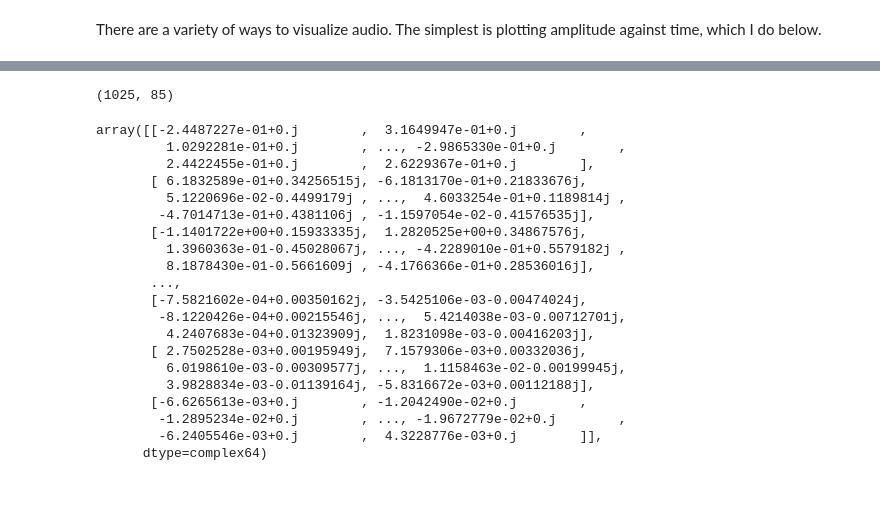
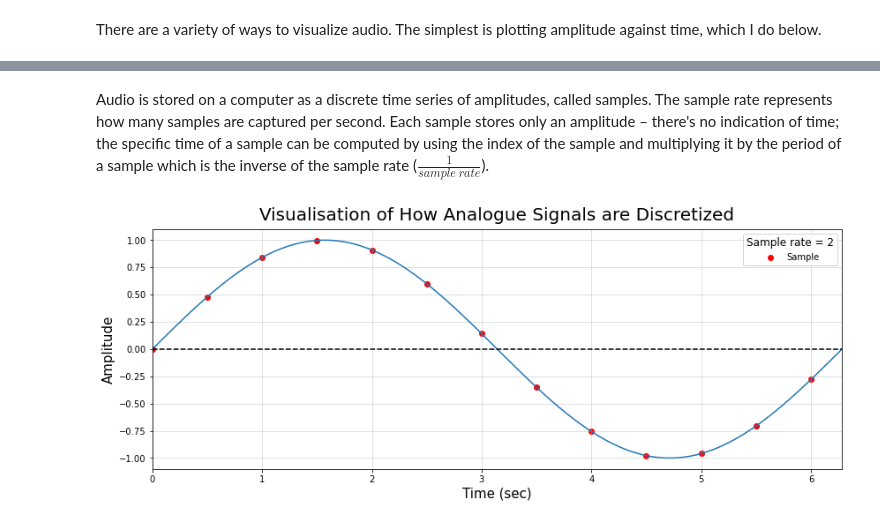
Before and after one commit to AlePouroullis/LoopQPrize, a Jupyter notebook: Challenge A/Challenge A.ipynb, the cells around one changed output, grey strips where cells are left out. Saved outputs shown, nothing was run; the diff lists cells and outputs as text; code cells hidden in the pictures; blank space fills up the shorter version.

```diff
--- a/Challenge A/Challenge A.ipynb
+++ b/Challenge A/Challenge A.ipynb
@@ -262,4 +280,0 @@ plt.colorbar();
-# %%
-Xdb.shape
-# %% [output]
-(1025, 85)
@@ -270,23 +280,0 @@ from keras import layers
-# %%
-tX
-# %% [output]
-array([[-2.4487227e-01+0.j        ,  3.1649947e-01+0.j        ,
-         1.0292281e-01+0.j        , ..., -2.9865330e-01+0.j        ,
-         2.4422455e-01+0.j        ,  2.6229367e-01+0.j        ],
-       [ 6.1832589e-01+0.34256515j, -6.1813170e-01+0.21833676j,
-         5.1220696e-02-0.4499179j , ...,  4.6033254e-01+0.1189814j ,
-        -4.7014713e-01+0.4381106j , -1.1597054e-02-0.41576535j],
-       [-1.1401722e+00+0.15933335j,  1.2820525e+00+0.34867576j,
-         1.3960363e-01-0.45028067j, ..., -4.2289010e-01+0.5579182j ,
-         8.1878430e-01-0.5661609j , -4.1766366e-01+0.28536016j],
-       ...,
-       [-7.5821602e-04+0.00350162j, -3.5425106e-03-0.00474024j,
-        -8.1220426e-04+0.00215546j, ...,  5.4214038e-03-0.00712701j,
-         4.2407683e-04+0.01323909j,  1.8231098e-03-0.00416203j],
-       [ 2.7502528e-03+0.00195949j,  7.1579306e-03+0.00332036j,
-         6.0198610e-03-0.00309577j, ...,  1.1158463e-02-0.00199945j,
-         3.9828834e-03-0.01139164j, -5.8316672e-03+0.00112188j],
-       [-6.6265613e-03+0.j        , -1.2042490e-02+0.j        ,
-        -1.2895234e-02+0.j        , ..., -1.9672779e-02+0.j        ,
-        -6.2405546e-03+0.j        ,  4.3228776e-03+0.j        ]],
-      dtype=complex64)
@@ -294,0 +281,44 @@ t
+# %% [markdown]
+Audio is stored on a computer as a discrete time series of amplitudes, called samples. The sample rate represents how many samples are captured per second. Each sample stores only an amplitude – there's no indication of time; the specific time of a sample can be computed by using the index of the sample and multiplying it by the period of a sample which is the inverse of the sample rate (<font size=3>$\frac{1}{sample\ rate}$</font>).
+# %%
+# Plotting a sine wave with samples superimposed on it.
+def plot_sin_wave(A=1, freq=1, phase=0, num_cycles=1):
+    STEP_SIZE = 0.05
+    start = 0 + phase
+    period = (2*np.pi)/freq
+    stop = num_cycles*period
+
+    x = np.arange(start, stop+STEP_SIZE, STEP_SIZE)
+    y = A*np.sin(freq*x + phase)
+
+    plt.plot(x, y)
+    plt.axhline(y=0, color="k", ls='--')
+    plt.grid(True, which="both", alpha=0.5)
+    plt.xlim([0, stop])
+
+
+def plot_samples(start, stop, sample_rate):
+    sample_period = 1/sample_rate
+    x = np.arange(start, stop+sample_period, sample_period)
+    y = np.sin(freq*x)
+    plt.scatter(x, y, color="r", label=f"Sample")
+    plt.legend(title=f"Sample rate = {sample_rate}").get_title().set_fontsize(12)
+
+
+A = 1
+freq = 1
+phase = 0
+num_cycles = 1
+period = (2*np.pi)/freq
+start = 0 + phase
+stop = num_cycles*period
+sample_rate = 2
+
+plt.figure(figsize=(14, 5))
+plot_sin_wave(A=A, freq=freq, phase=phase, num_cycles=num_cycles)
+plot_samples(start, stop, sample_rate)
+plt.xlabel("Time (sec)", fontsize=15)
+plt.ylabel("Amplitude", fontsize=15)
+plt.title("Visualisation of How Analogue Signals are Discretized", pad=10, fontsize=20);
+# %% [output]
+[figure, added]
```
Also changed, not shown: parts of 69 cells of this notebook.
